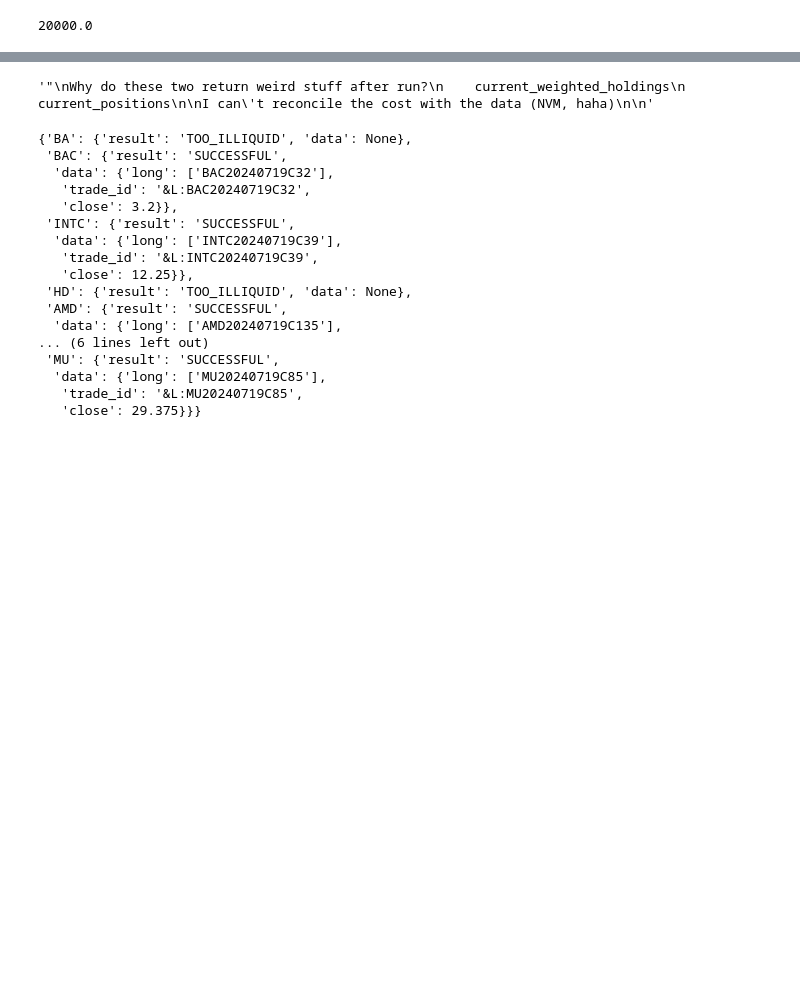
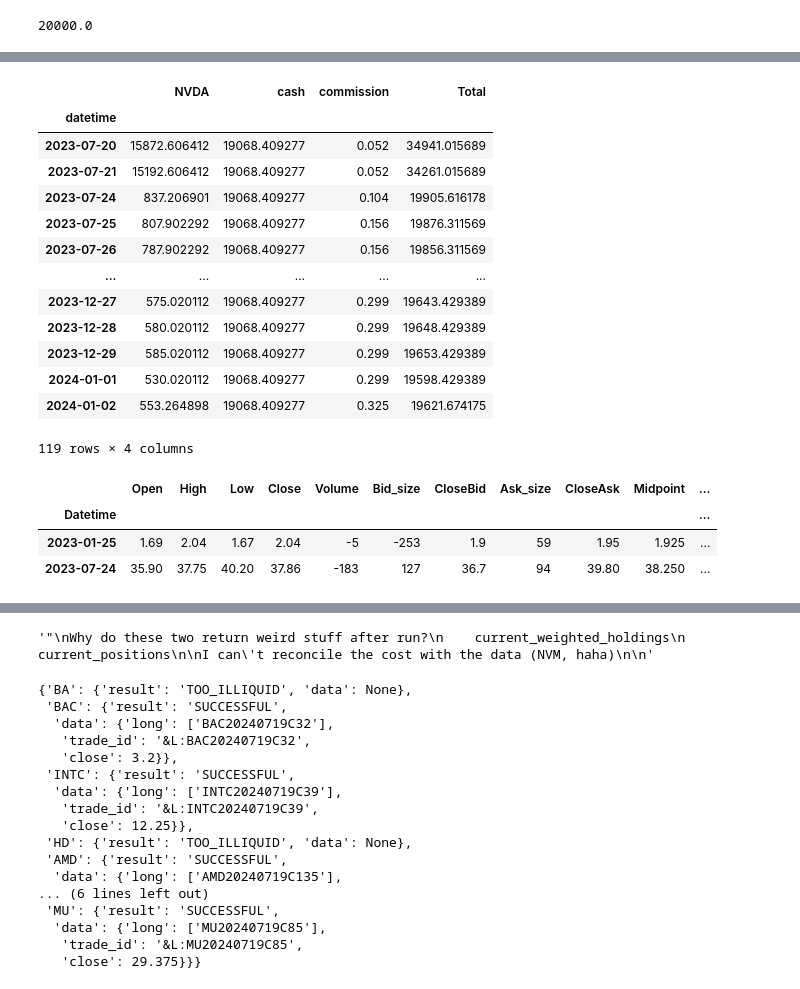
Before and after one commit to Zino-ctrlZ/QuantTools, a Jupyter notebook: EventDriven/demos/backtestClean.ipynb, the cells around one changed output, grey strips where cells are left out. Saved outputs shown, nothing was run; the diff lists cells and outputs as text; code cells hidden in the pictures; blank space fills up the shorter version.

Commit message:
tests on portfolio

```diff
--- a/EventDriven/demos/backtestClean.ipynb
+++ b/EventDriven/demos/backtestClean.ipynb
@@ -403,3 +270,31 @@ evb_backtest.portfolio.get_weighted_holdings()
+# %%
+eq = evb_backtest.portfolio._equity.copy()
+eq[eq.index >= '2023-07-20']
+# %% [output]
+|  | NVDA | cash | commission | Total |
+| datetime |  |  |  |  |
+| 2023-07-20 | 15872.606412 | 19068.409277 | 0.052 | 34941.015689 |
+| 2023-07-21 | 15192.606412 | 19068.409277 | 0.052 | 34261.015689 |
+| 2023-07-24 | 837.206901 | 19068.409277 | 0.104 | 19905.616178 |
+| 2023-07-25 | 807.902292 | 19068.409277 | 0.156 | 19876.311569 |
+| 2023-07-26 | 787.902292 | 19068.409277 | 0.156 | 19856.311569 |
+| ... | ... | ... | ... | ... |
+| 2023-12-27 | 575.020112 | 19068.409277 | 0.299 | 19643.429389 |
+| 2023-12-28 | 580.020112 | 19068.409277 | 0.299 | 19648.429389 |
+| 2023-12-29 | 585.020112 | 19068.409277 | 0.299 | 19653.429389 |
+| 2024-01-01 | 530.020112 | 19068.409277 | 0.299 | 19598.429389 |
+| 2024-01-02 | 553.264898 | 19068.409277 | 0.325 | 19621.674175 |
+119 rows × 4 columns
+# %%
+#0	&L:NVDA20240119C380&S:NVDA20240119C450
+price = (evb_backtest.portfolio.options_data['NVDA20240119C380'] - evb_backtest.portfolio.options_data['NVDA20240119C450']).copy()
+price[price.index >= '2023-01-25']
+price[price.index.isin( ['2023-01-25', '2023-07-24'])]
+# %% [output]
+|  | Open | High | Low | Close | Volume | Bid_size | CloseBid | Ask_size | CloseAsk | Midpoint | ... |
+| Datetime |  |  |  |  |  |  |  |  |  |  | ... |
+| 2023-01-25 | 1.69 | 2.04 | 1.67 | 2.04 | -5 | -253 | 1.9 | 59 | 1.95 | 1.925 | ... |
+| 2023-07-24 | 35.90 | 37.75 | 40.20 | 37.86 | -183 | 127 | 36.7 | 94 | 39.80 | 38.250 | ... |
 # %%
 
 pd.set_option('display.max_rows', 10000)
```
Also changed, not shown: parts of 20 cells of this notebook, 2 other files.
